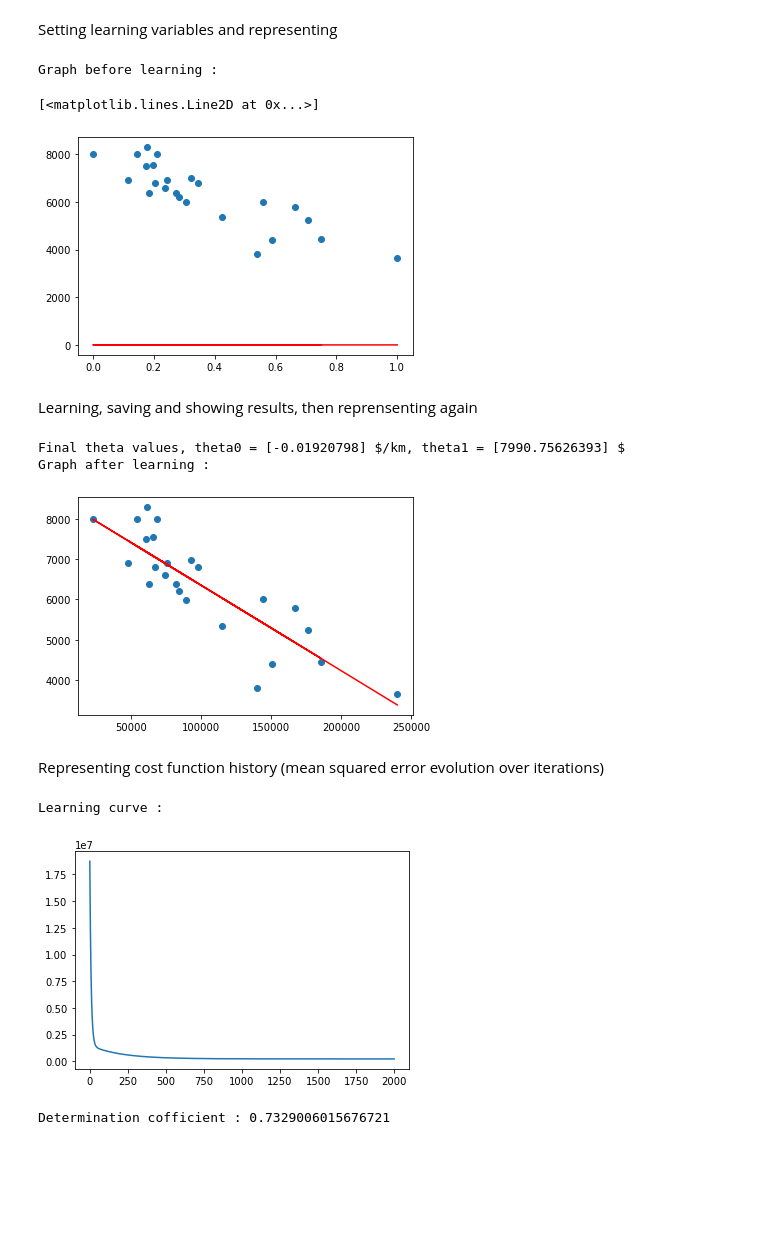
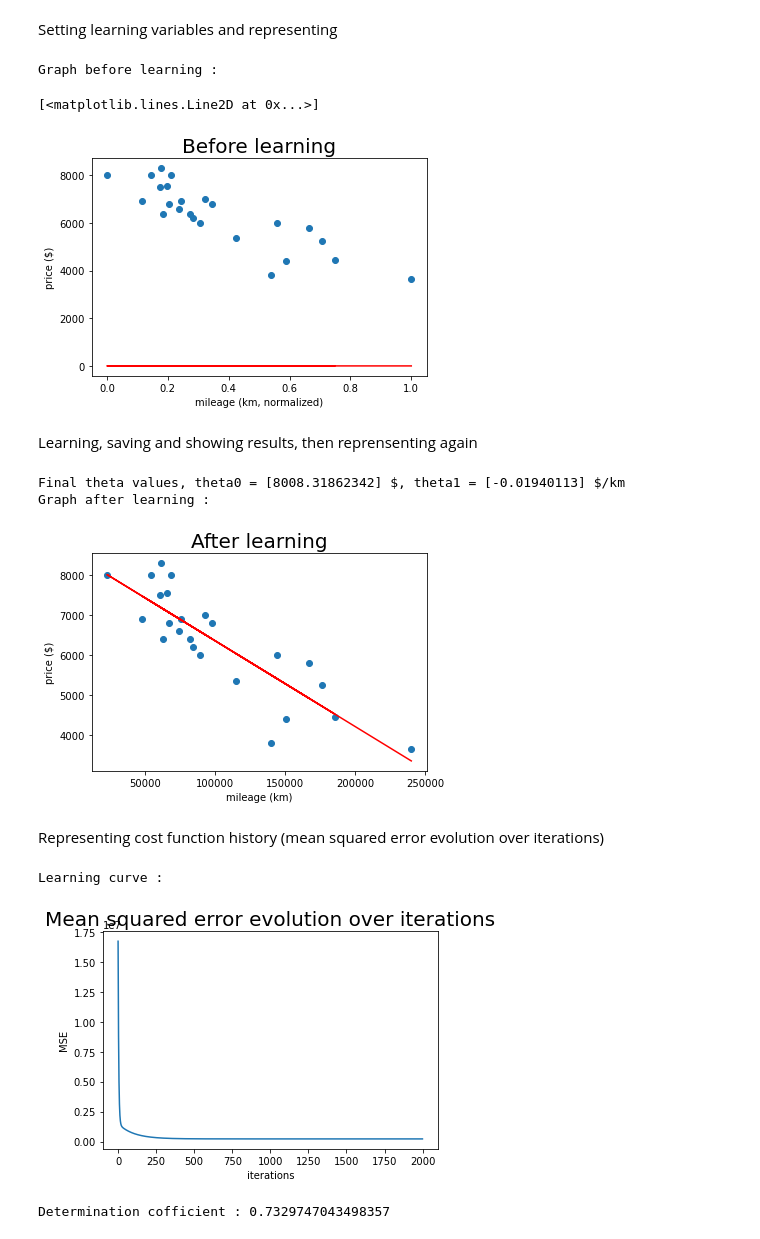
Before and after one commit to Kema-dev/ft_linear_regression, a Jupyter notebook: src/train.ipynb, the cells around one changed output. Cells and saved outputs as stored; diff of their text form; code cells hidden in the pictures; blank space fills up the shorter version.

```diff
--- a/src/train.ipynb
+++ b/src/train.ipynb
@@ -139,17 +153,20 @@ Setting learning variables and representing
 # %%
 # Number of times the program will iterate
 n_iterations = 2000
 # Multiplication factor of the MSE to prevent from over reacting
-learning_rate = 0.05
+learning_rate = 0.1
 
 # Printing graph and initial function before learning
 print('Graph before learning :')
 plt.scatter(x, y)
+plt.title("Before learning", fontsize=20)
+plt.xlabel("mileage (km, normalized)")
+plt.ylabel("price ($)")
 plt.plot(x, model(X, theta), c='r')
 # %% [output]
 Graph before learning :
 [<matplotlib.lines.Line2D at 0x...>]
-[figure, old version]
+[figure, new version]
 # %% [markdown]
 Learning, saving and showing results, then reprensenting again
 # %%
@@ -164,34 +181,40 @@ theta_final[0] = theta_final[0] / ((max(backup) - min(backup)) + min(backup))
 x = x * (max(backup) - min(backup)) + min(backup)
 # Theta file updating
 file = open(v.THETA_LOCATION, "w")
-file.write(str(theta_final[0]).replace('[', '').replace(']', '') + ',' + str(theta_final[1]).replace('[', '').replace(']', ''))
+file.write(str(theta_final[1]).replace('[', '').replace(']', '') + ',' + str(theta_final[0]).replace('[', '').replace(']', ''))
 file.close()
 # Final theta values report
-print('Final theta values, theta0 = ' + str(theta_final[0]) + ' $/km, theta1 = ' + str(theta_final[1]) + ' $')
+print('Final theta values, theta0 = ' + str(theta_final[1]) + ' $, theta1 = ' + str(theta_final[0]) + ' $/km')
 
 # Printing graph and function after learning
 print('Graph after learning :')
 plt.scatter(x, y)
+plt.title("After learning", fontsize=20)
+plt.xlabel("mileage (km)")
+plt.ylabel("price ($)")
 plt.plot(x, predictions, c='r')
 plt.show()
 # %% [output]
-Final theta values, theta0 = [-0.01920798] $/km, theta1 = [7990.75626393] $
+Final theta values, theta0 = [8008.31862342] $, theta1 = [-0.01940113] $/km
 Graph after learning :
-[figure, old version]
+[figure, new version]
 # %% [markdown]
 Representing cost function history (mean squared error evolution over iterations)
 # %%
 # Representing learning curve / MSE over iterations
 print('Learning curve :')
 plt.plot(range(n_iterations), cost_history)
+plt.title("Mean squared error evolution over iterations", fontsize=20)
+plt.xlabel("iterations")
+plt.ylabel("MSE")
 plt.show()
 # %% [output]
 Learning curve :
-[figure, old version]
+[figure, new version]
 # %%
 # Calculating determination coefficient and printing it
 u = ((y - predictions) ** 2).sum()
 v = ((y - y.mean()) ** 2).sum()
 print('Determination cofficient :', 1 - u / v)
 # %% [output]
-Determination cofficient : 0.7329006015676721
+Determination cofficient : 0.7329747043498357
```
Also changed, not shown: parts of 4 cells of this notebook, 3 other files.
